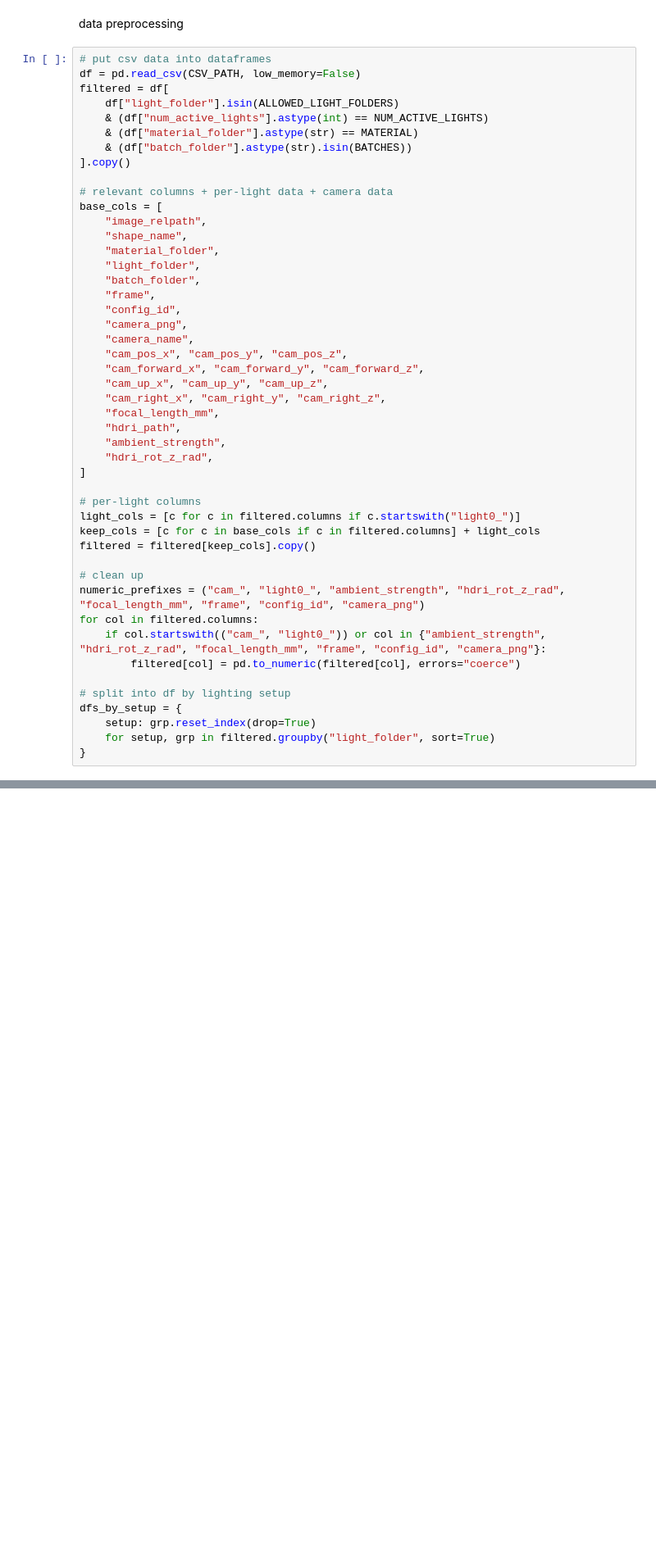
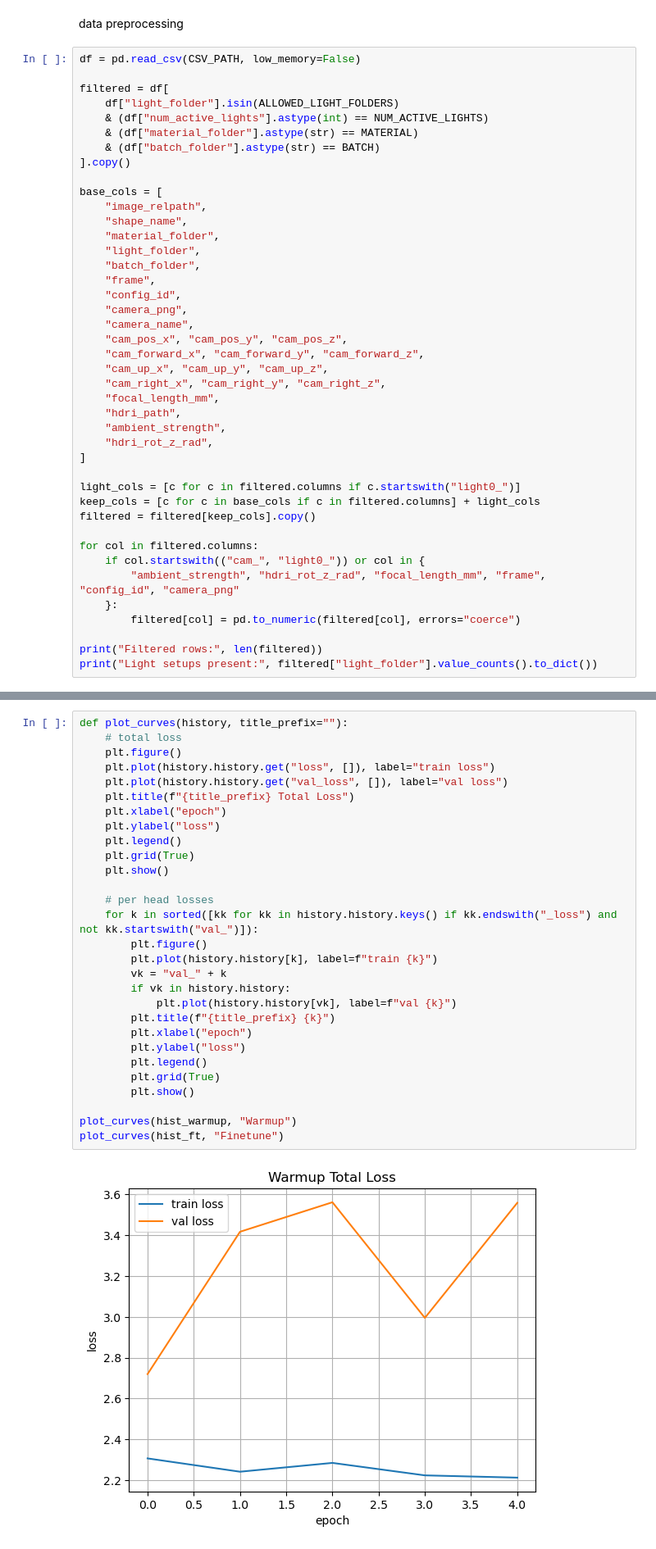
Before and after one commit to kaclark219/inverse-rendering, a Jupyter notebook: models/baseline_model.ipynb, the cells around one changed output, grey strips where cells are left out. Shown at 82% size. Cells and saved outputs as stored; diff of their text form; blank space fills up the shorter version.

Commit message:
new model trained + blender script for testing

```diff
--- a/models/baseline_model.ipynb
+++ b/models/baseline_model.ipynb
@@ -27,16 +32,15 @@ NUM_ACTIVE_LIGHTS = 1
 # %% [markdown]
 data preprocessing
 # %%
-# put csv data into dataframes
 df = pd.read_csv(CSV_PATH, low_memory=False)
+
 filtered = df[
     df["light_folder"].isin(ALLOWED_LIGHT_FOLDERS)
     & (df["num_active_lights"].astype(int) == NUM_ACTIVE_LIGHTS)
     & (df["material_folder"].astype(str) == MATERIAL)
-    & (df["batch_folder"].astype(str).isin(BATCHES))
+    & (df["batch_folder"].astype(str) == BATCH)
 ].copy()
 
-# relevant columns + per-light data + camera data
 base_cols = [
     "image_relpath",
     "shape_name",
@@ -57,19 +61,15 @@ base_cols = [
     "hdri_rot_z_rad",
 ]
 
-# per-light columns
 light_cols = [c for c in filtered.columns if c.startswith("light0_")]
 keep_cols = [c for c in base_cols if c in filtered.columns] + light_cols
 filtered = filtered[keep_cols].copy()
 
-# clean up
-numeric_prefixes = ("cam_", "light0_", "ambient_strength", "hdri_rot_z_rad", "focal_length_mm", "frame", "config_id", "camera_png")
 for col in filtered.columns:
-    if col.startswith(("cam_", "light0_")) or col in {"ambient_strength", "hdri_rot_z_rad", "focal_length_mm", "frame", "config_id", "camera_png"}:
+    if col.startswith(("cam_", "light0_")) or col in {
+        "ambient_strength", "hdri_rot_z_rad", "focal_length_mm", "frame", "config_id", "camera_png"
+    }:
         filtered[col] = pd.to_numeric(filtered[col], errors="coerce")
 
-# split into df by lighting setup
-dfs_by_setup = {
-    setup: grp.reset_index(drop=True)
-    for setup, grp in filtered.groupby("light_folder", sort=True)
-}
+print("Filtered rows:", len(filtered))
+print("Light setups present:", filtered["light_folder"].value_counts().to_dict())
@@ -359,0 +409,31 @@ print("Saved full model to: baseline_model")
+# %%
+def plot_curves(history, title_prefix=""):
+    # total loss
+    plt.figure()
+    plt.plot(history.history.get("loss", []), label="train loss")
+    plt.plot(history.history.get("val_loss", []), label="val loss")
+    plt.title(f"{title_prefix} Total Loss")
+    plt.xlabel("epoch")
+    plt.ylabel("loss")
+    plt.legend()
+    plt.grid(True)
+    plt.show()
+
+    # per head losses
+    for k in sorted([kk for kk in history.history.keys() if kk.endswith("_loss") and not kk.startswith("val_")]):
+        plt.figure()
+        plt.plot(history.history[k], label=f"train {k}")
+        vk = "val_" + k
+        if vk in history.history:
+            plt.plot(history.history[vk], label=f"val {k}")
+        plt.title(f"{title_prefix} {k}")
+        plt.xlabel("epoch")
+        plt.ylabel("loss")
+        plt.legend()
+        plt.grid(True)
+        plt.show()
+
+plot_curves(hist_warmup, "Warmup")
+plot_curves(hist_ft, "Finetune")
+# %% [output]
+[figure, added]
```
Also changed, not shown: parts of 17 cells of this notebook, 2 other files.
